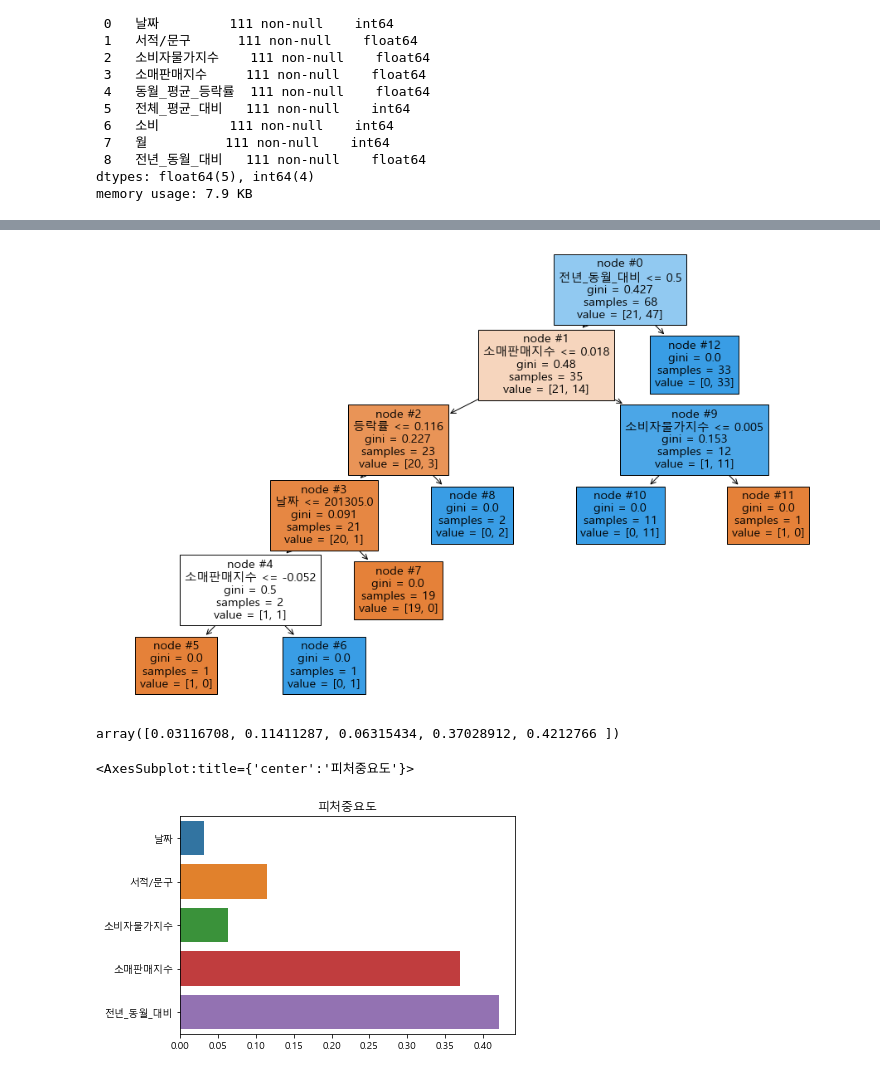
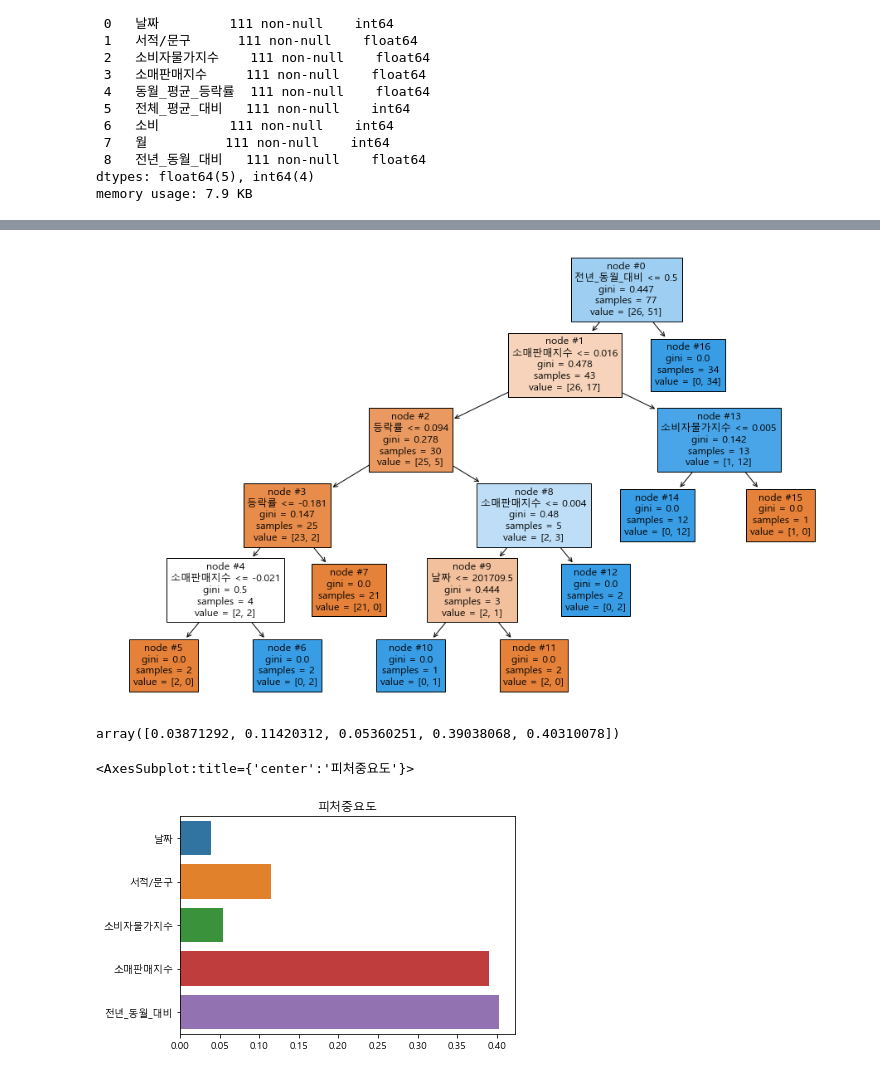
Before and after one commit to jkim0313/project1_dajopay, a Jupyter notebook: decisiontree.ipynb, the cells around one changed output, grey strips where cells are left out. Saved outputs shown, nothing was run; the diff lists cells and outputs as text; code cells hidden in the pictures.

```diff
--- a/decisiontree.ipynb
+++ b/decisiontree.ipynb
@@ -107,13 +107,9 @@ Data columns (total 9 columns):
 dtypes: float64(5), int64(4)
 memory usage: 7.9 KB
 # %%
+# 데이터 셋 분리
+
 from sklearn.metrics import accuracy_score
 from sklearn.model_selection import train_test_split
 
-# X_train, X_test, y_train, y_test = train_test_split(data, target, test_size = .2, random_state=11)
-
-X_train = df.loc[0:84, ["날짜", "서적/문구", "소비자물가지수", "소매판매지수", "전년_동월_대비"]]
-X_test = df.loc[0:84]
-
-y_train = df.loc[85:96, ["날짜", "서적/문구", "소비자물가지수", "소매판매지수", "전년_동월_대비"]]
-y_test = df.loc[85:96]
+X_train, X_test, y_train, y_test = train_test_split(data, target, test_size = .3, random_state=11)
@@ -120,5 +140,5 @@ y_test = df.loc[85:96]
 # %%
-df_clf = DecisionTreeClassifier(random_state=11)
+dt_clf = DecisionTreeClassifier(random_state=11)
 # %%
-df_clf.fit(X_train, y_train)
+dt_clf.fit(X_train, y_train)
 # %% [output]
@@ -145,19 +156,19 @@ print('예측 정확도: {0:.4f}'.format(accuracy_score(y_test, X_pred)))
 # %%
 from sklearn.tree import plot_tree
 
 feature_names = ["날짜", "등락률", "소비자물가지수", "소매판매지수",  "전년_동월_대비"]
 
 plt.rcParams["font.family"] = "Malgun Gothic"
 
 plt.figure(figsize=(16,10))
-plot_tree(df_clf, filled=True, feature_names=feature_names, node_ids=True)
+plot_tree(dt_clf, filled=True, feature_names=feature_names, node_ids=True)
 plt.show()
 # %% [output]
-[figure, old version]
+[figure, new version]
 # %%
-df_clf.feature_importances_
+dt_clf.feature_importances_
 # %% [output]
-array([0.03116708, 0.11411287, 0.06315434, 0.37028912, 0.4212766 ])
+array([0.03871292, 0.11420312, 0.05360251, 0.39038068, 0.40310078])
 # %%
 # 피처 중요도 시각화
 import seaborn as sns
@@ -167,7 +178,7 @@ plt.rcParams['axes.unicode_minus'] = False
 plt.rcParams["font.family"] = "Malgun Gothic"
 
 plt.title("피처중요도")
-sns.barplot(x=df_clf.feature_importances_, y=data.columns)
+sns.barplot(x=dt_clf.feature_importances_, y=data.columns)
 # %% [output]
 <AxesSubplot:title={'center':'피처중요도'}>
-[figure, old version]
+[figure, new version]
```
Also changed, not shown: parts of 28 cells of this notebook, 1 other file.
